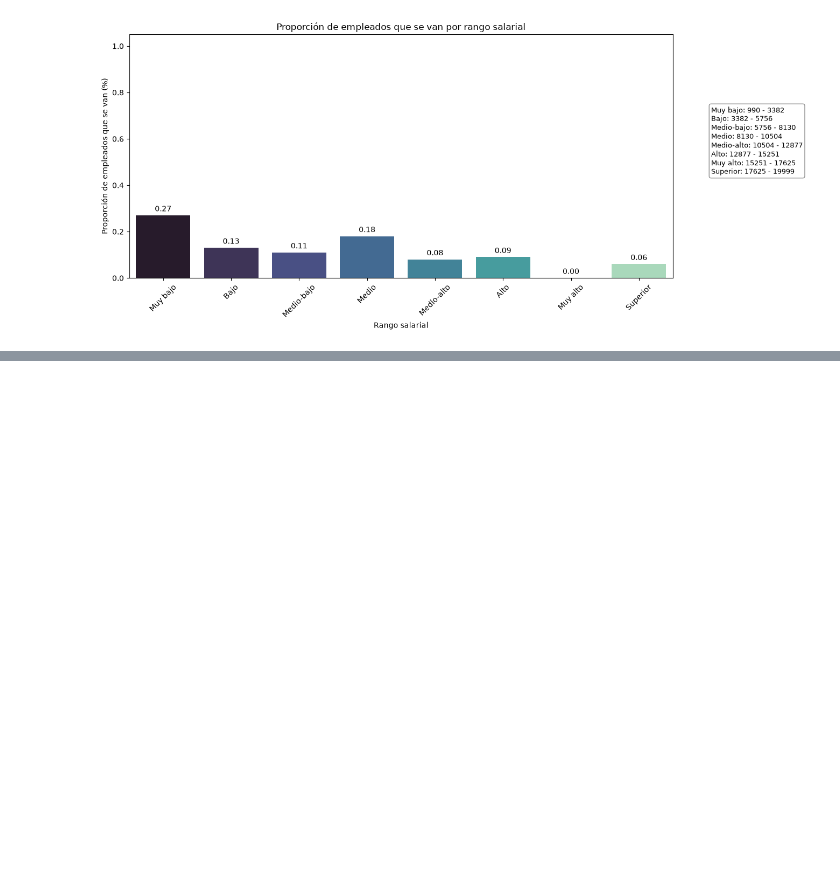
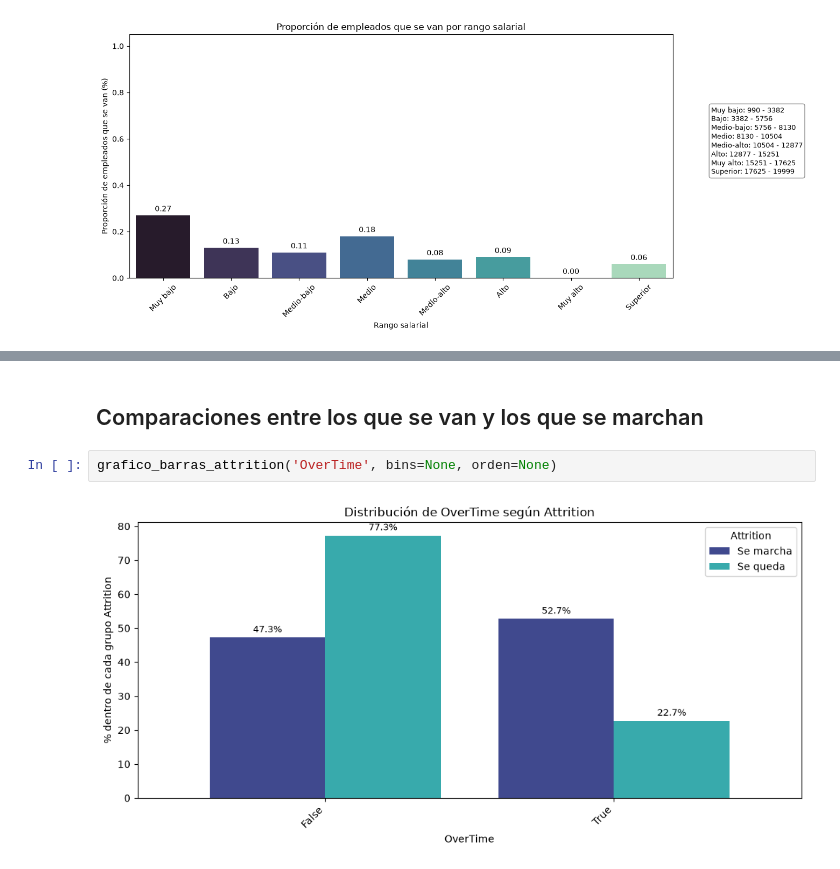
Before and after one commit to Adalab/project-da-promo-67-modulo-3-team-2, a Jupyter notebook: 03_Correlacion.ipynb, the cells around one changed output, grey strips where cells are left out. Drawn from its saved outputs; the diff is of its cells as text; blank space fills up the shorter version.

```diff
--- a/03_Correlacion.ipynb
+++ b/03_Correlacion.ipynb
@@ -304,0 +354,6 @@ plt.show()
+# %% [markdown]
+## Comparaciones entre los que se van y los que se marchan
+# %%
+grafico_barras_attrition('OverTime', bins=None, orden=None)
+# %% [output]
+[figure, added]
```
Also changed, not shown: parts of 14 cells of this notebook, 1 other file.
